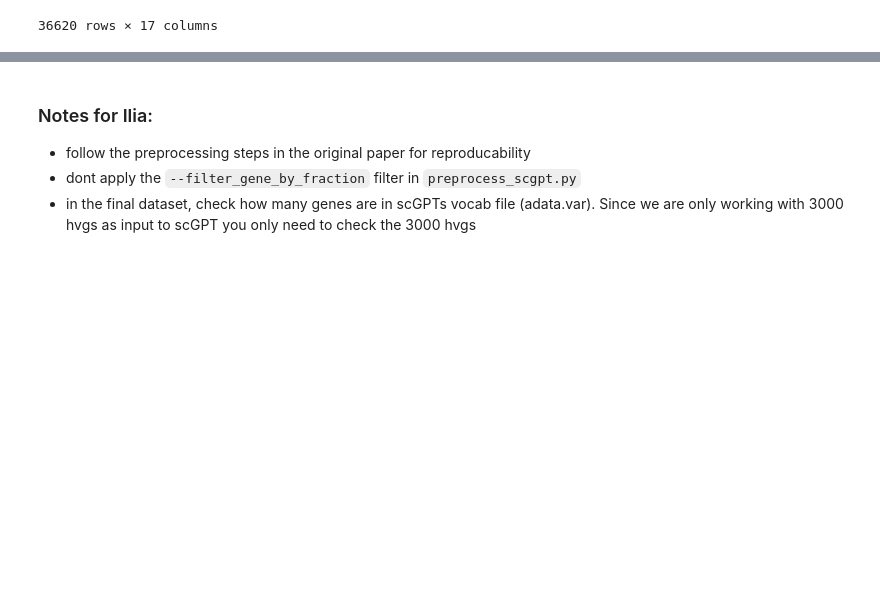
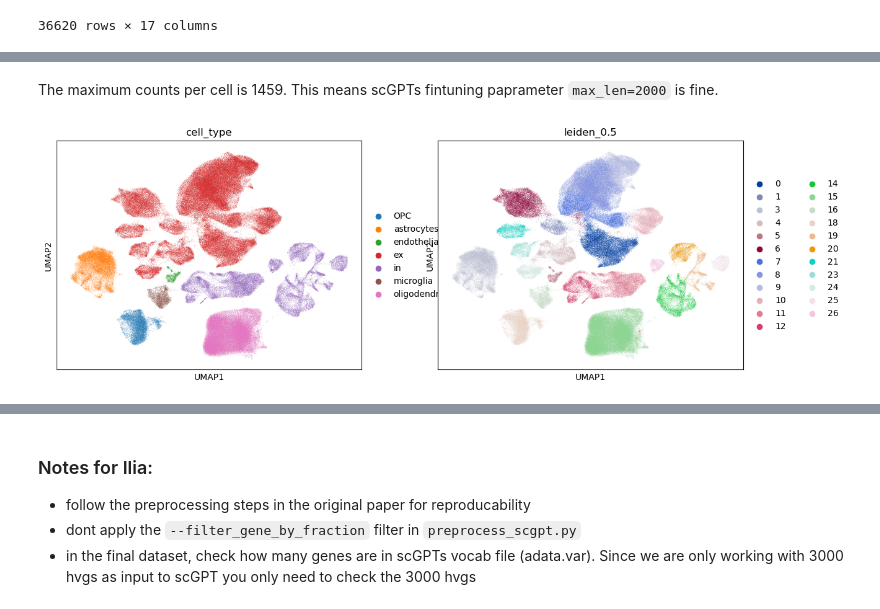
Before and after one commit to Fkrgl/Moma_PD_scSAE, a Jupyter notebook: src/check_scgpt_vocab.ipynb, the cells around one changed output, grey strips where cells are left out. Cells and saved outputs as stored; diff of their text form; code cells hidden in the pictures; blank space fills up the shorter version.

```diff
--- a/src/check_scgpt_vocab.ipynb
+++ b/src/check_scgpt_vocab.ipynb
@@ -90,6 +90,10 @@ import scanpy as sc
 # --------------------------------------------------------------------------
 # config
 # --------------------------------------------------------------------------
+pretrained_model_dir = Path("/local/scFM/scGPT/pretrained/scGPT_human")
+path_adata = "/local/fkriegel/Moma_PD_scSAE/dat/nido_annotated.h5ad"
+vocab_path = pretrained_model_dir / "vocab.json"
+
 VOCAB_JSON = vocab_path
 HGNC_TSV = "/local/fkriegel/Moma_PD_scSAE/dat/hgnc_complete_set.txt"
 
@@ -110,6 +114,7 @@ SPECIAL_TOKENS = {"<pad>", "<cls>", "<eoc>", "<mask>", "<unk>", "<eos>", "<bos>"
 # --------------------------------------------------------------------------
 # load
 # --------------------------------------------------------------------------
+adata = sc.read_h5ad(path_adata)
 
 sym = pd.Index(
     adata.var_names.astype(str) if SYMBOL_COL is None
@@ -407,0 +1092,6 @@ spread across cell types: 2.50% -- a uniform loss is ignorable; a multi-point sp
+# %% [markdown]
+The maximum counts per cell is 1459. This means scGPTs fintuning paprameter `max_len=2000` is fine.
+# %%
+sc.pl.umap(adata_v, color=["cell_type","leiden_0.5"])
+# %% [output]
+[figure, added]
```
Also changed, not shown: parts of 11 cells of this notebook, 9 other files.
